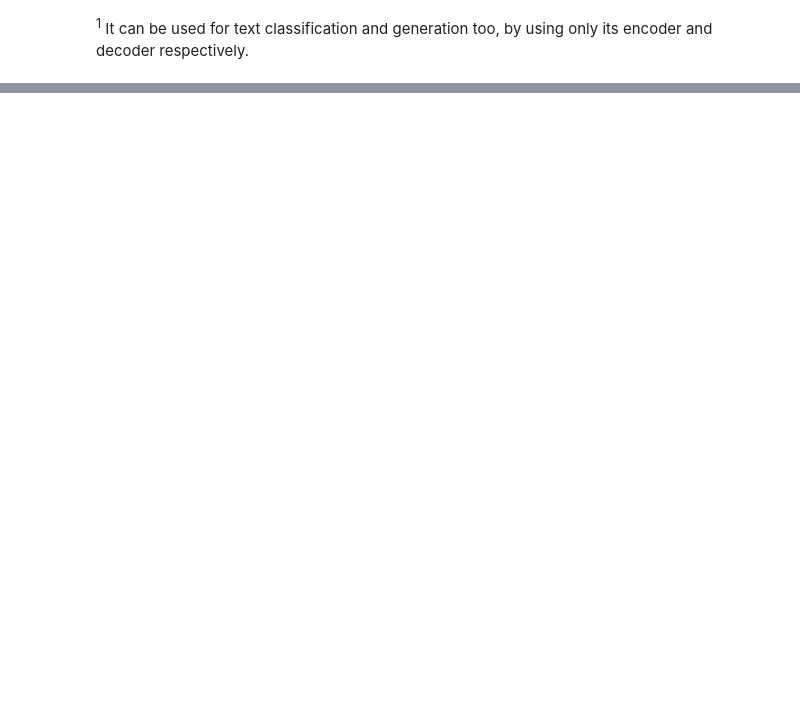
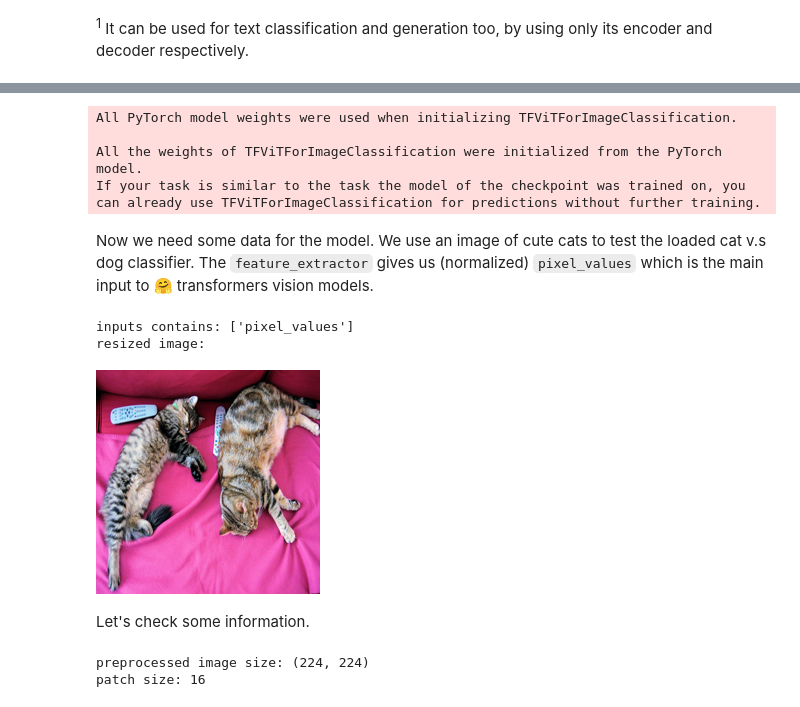
Before and after one commit to ydshieh/notebooks, a Jupyter notebook: vision_encoder_decoder_blog.ipynb, the cells around one changed output, grey strips where cells are left out. Saved outputs shown, nothing was run; the diff lists cells and outputs as text; code cells hidden in the pictures; blank space fills up the shorter version.

```diff
--- a/vision_encoder_decoder_blog.ipynb
+++ b/vision_encoder_decoder_blog.ipynb
@@ -61,0 +180,44 @@ model = EncoderDecoderModel.from_encoder_decoder_pretrained("bert-base-uncased",
+# %%
+from transformers import AutoFeatureExtractor, TFAutoModelForImageClassification
+
+checkpoint = "nateraw/vit-base-cats-vs-dogs"
+feature_extractor = AutoFeatureExtractor.from_pretrained(checkpoint)
+model = TFAutoModelForImageClassification.from_pretrained(checkpoint, from_pt=True)
+# %% [output]
+All PyTorch model weights were used when initializing TFViTForImageClassification.
+
+All the weights of TFViTForImageClassification were initialized from the PyTorch model.
+If your task is similar to the task the model of the checkpoint was trained on, you can already use TFViTForImageClassification for predictions without further training.
+# %% [markdown]
+Now we need some data for the model. We use an image of cute cats to test the loaded cat v.s dog classifier. The `feature_extractor` gives us (normalized) `pixel_values` which is the main input to 🤗 transformers vision models.
+# %%
+import numpy as np
+import requests
+from PIL import Image
+
+
+# We will verify our results on an image of cute cats
+url = "http://images.cocodataset.org/val2017/000000039769.jpg"
+image = Image.open(requests.get(url, stream=True).raw)
+
+# Batch dimension 1
+inputs = feature_extractor(image, return_tensors="tf")
+print(f"inputs contains: {list(inputs.keys())}")
+
+# Display the resized image
+shape = inputs['pixel_values'].shape[-2:].as_list()
+
+print("resized image:")
+image.resize(np.asarray(shape).transpose())
+# %% [output]
+inputs contains: ['pixel_values']
+resized image:
+[figure, added]
+# %% [markdown]
+Let's check some information.
+# %%
+print(f"preprocessed image size: {inputs['pixel_values'].shape[-2:]}")
+print(f"patch size: {model.config.patch_size}")
+# %% [output]
+preprocessed image size: (224, 224)
+patch size: 16
```
Also changed, not shown: parts of 60 cells of this notebook.
